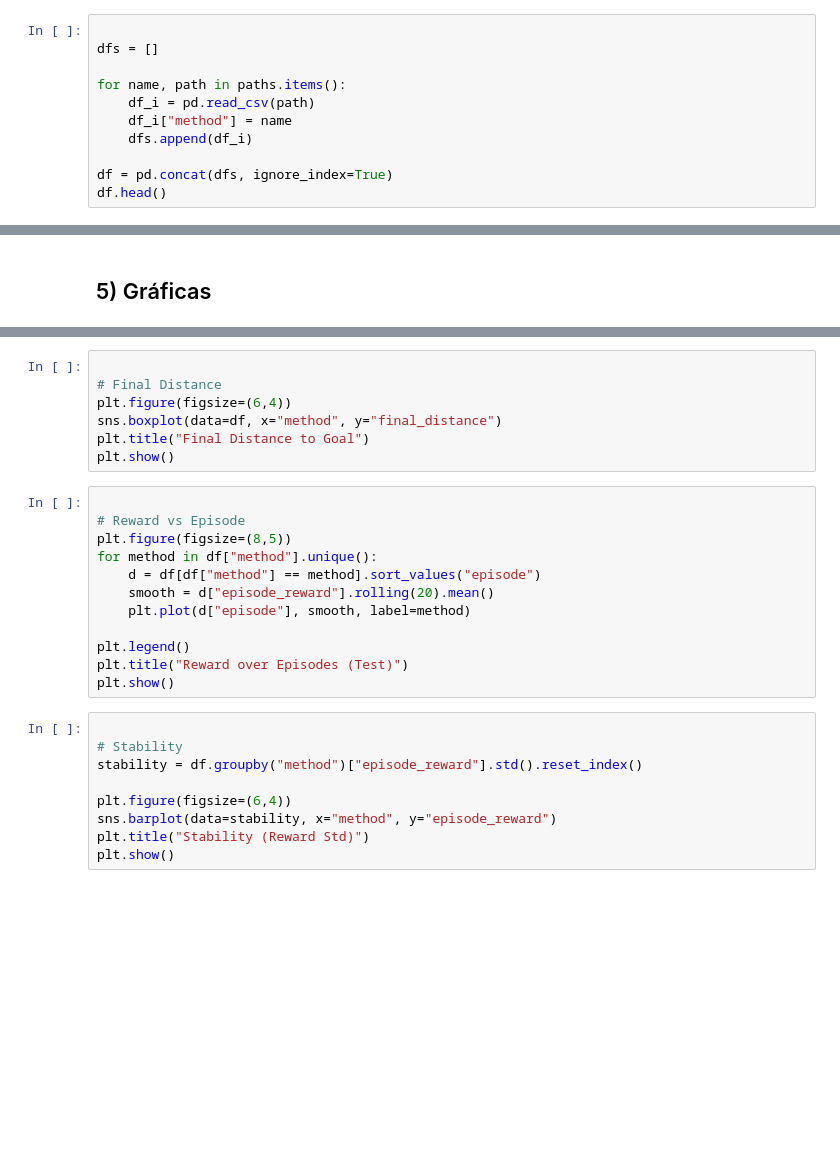
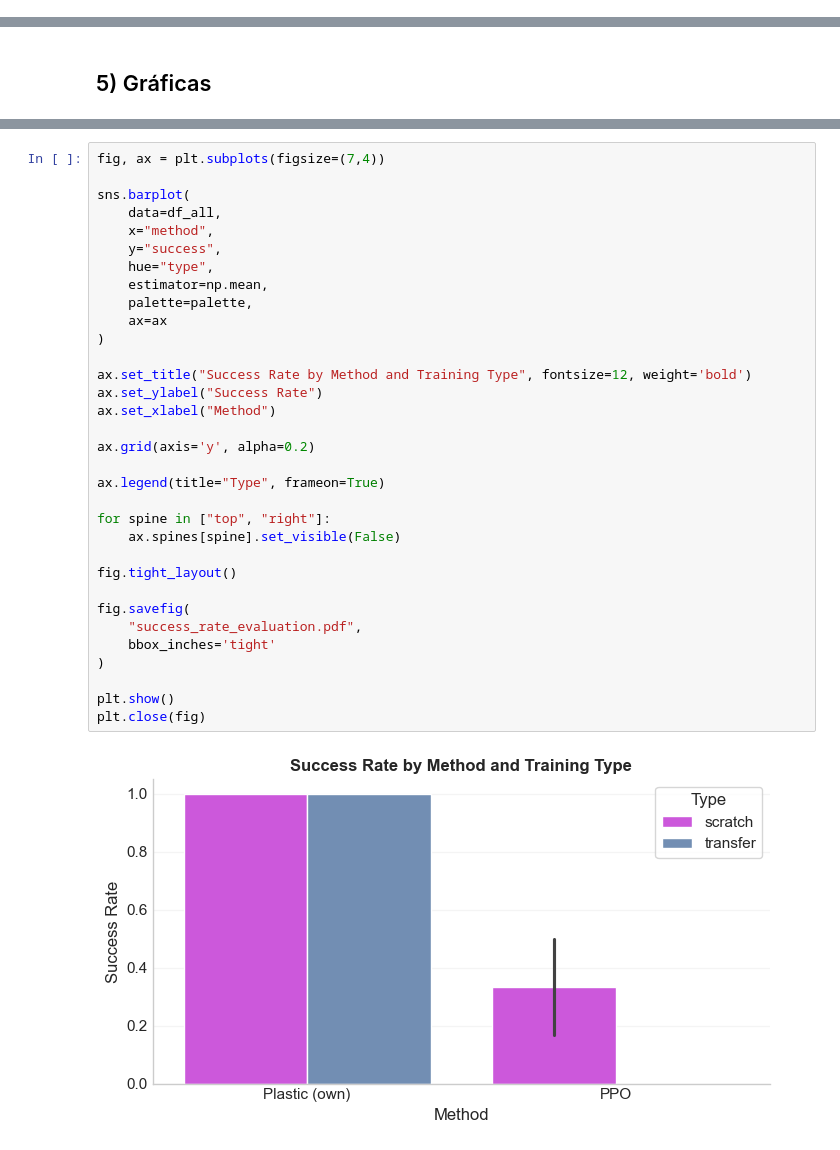
Before and after one commit to jehr-ud/env-drone-transfer-learning, a Jupyter notebook: analysis/test_analysis_notebook.ipynb, the cells around one changed output, grey strips where cells are left out. Saved outputs shown, nothing was run; the diff lists cells and outputs as text; blank space fills up the shorter version.

Commit message:
✨ stable env for test ppo and plastic for transfer in single agent

```diff
--- a/analysis/test_analysis_notebook.ipynb
+++ b/analysis/test_analysis_notebook.ipynb
@@ -27,11 +22,0 @@ paths = {
-# %%
-
-dfs = []
-
-for name, path in paths.items():
-    df_i = pd.read_csv(path)
-    df_i["method"] = name
-    dfs.append(df_i)
-
-df = pd.concat(dfs, ignore_index=True)
-df.head()
@@ -91,28 +147,35 @@ plt.show()
-# %%
-
-# Final Distance
-plt.figure(figsize=(6,4))
-sns.boxplot(data=df, x="method", y="final_distance")
-plt.title("Final Distance to Goal")
-plt.show()
-# %%
-
-# Reward vs Episode
-plt.figure(figsize=(8,5))
-for method in df["method"].unique():
-    d = df[df["method"] == method].sort_values("episode")
-    smooth = d["episode_reward"].rolling(20).mean()
-    plt.plot(d["episode"], smooth, label=method)
-
-plt.legend()
-plt.title("Reward over Episodes (Test)")
-plt.show()
-# %%
-
-# Stability
-stability = df.groupby("method")["episode_reward"].std().reset_index()
-
-plt.figure(figsize=(6,4))
-sns.barplot(data=stability, x="method", y="episode_reward")
-plt.title("Stability (Reward Std)")
-plt.show()
+# %%
+fig, ax = plt.subplots(figsize=(7,4))
+
+sns.barplot(
+    data=df_all,
+    x="method",
+    y="success",
+    hue="type",
+    estimator=np.mean,
+    palette=palette,
+    ax=ax
+)
+
+ax.set_title("Success Rate by Method and Training Type", fontsize=12, weight='bold')
+ax.set_ylabel("Success Rate")
+ax.set_xlabel("Method")
+
+ax.grid(axis='y', alpha=0.2)
+
+ax.legend(title="Type", frameon=True)
+
+for spine in ["top", "right"]:
+    ax.spines[spine].set_visible(False)
+
+fig.tight_layout()
+
+fig.savefig(
+    "success_rate_evaluation.pdf",
+    bbox_inches='tight'
+)
+
+plt.show()
+plt.close(fig)
+# %% [output]
+[figure, added]
```
Also changed, not shown: parts of 15 cells of this notebook, 19 other files.
